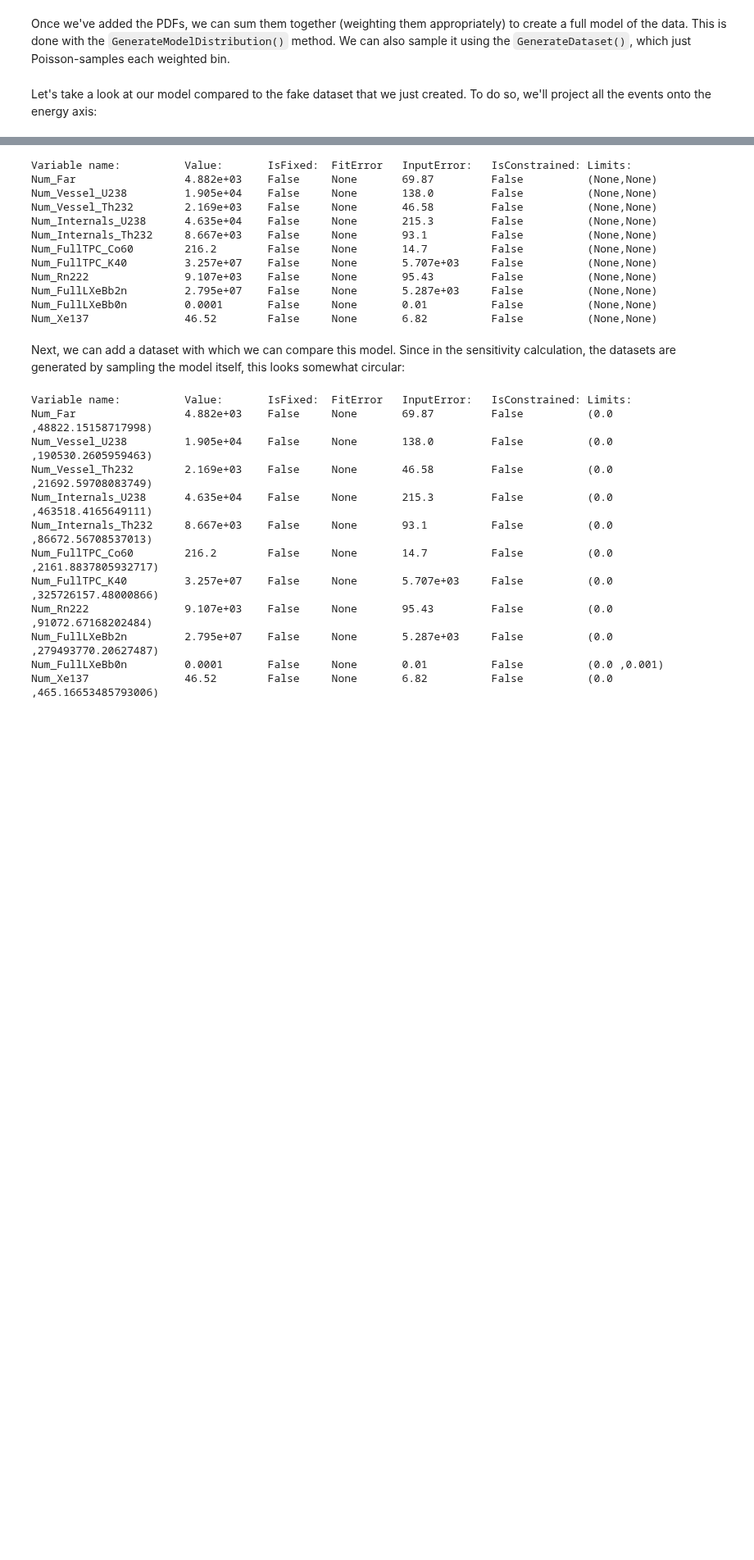
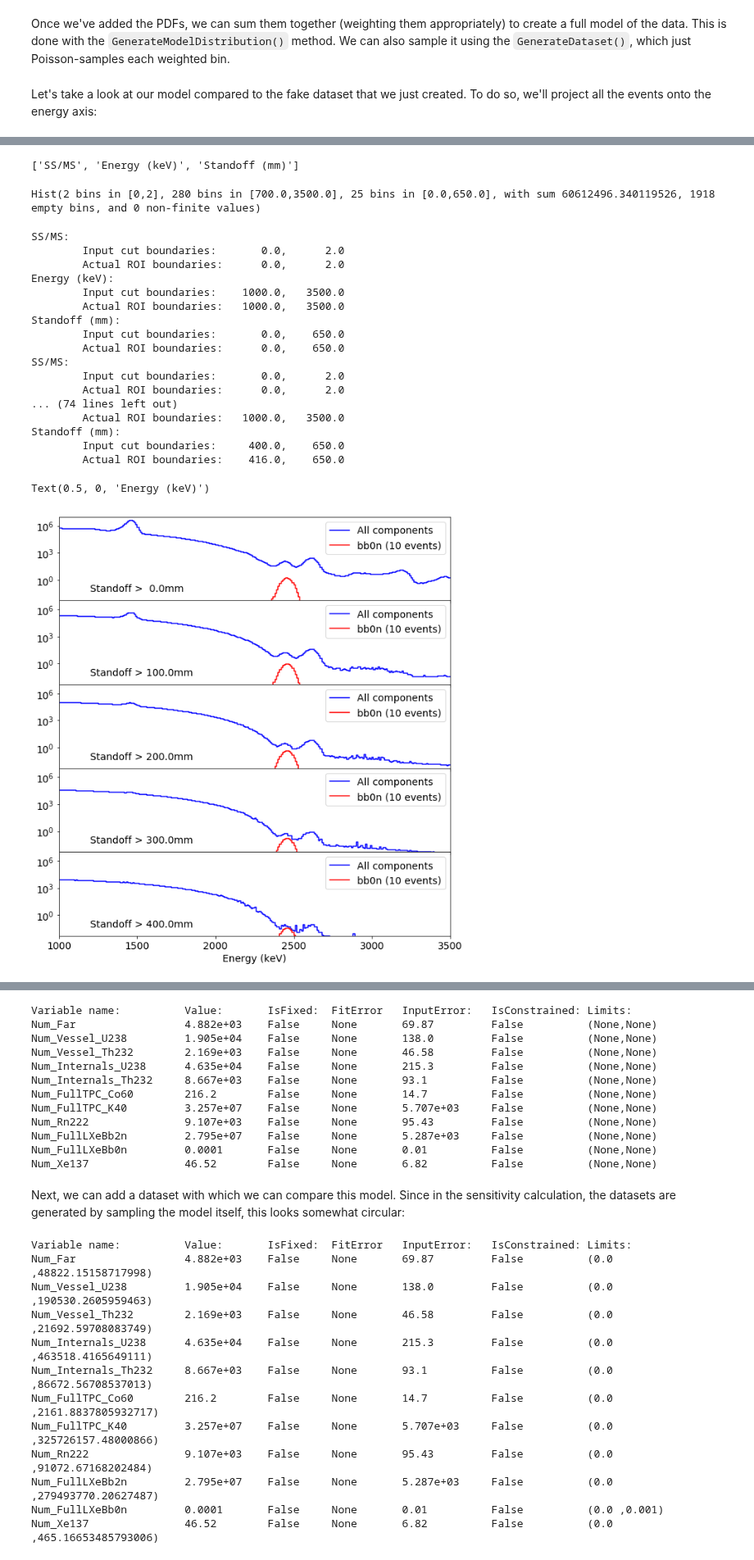
Before and after one commit to YMTheory/sensitivity, a Jupyter notebook: work/Sensitivity Code Tutorial.ipynb, the cells around one changed output, grey strips where cells are left out. Shown at 82% size. Cells and saved outputs as stored; diff of their text form; code cells hidden in the pictures; blank space fills up the shorter version.

```diff
--- a/work/Sensitivity Code Tutorial.ipynb
+++ b/work/Sensitivity Code Tutorial.ipynb
@@ -330 +373,66 @@ plt.legend()
+# %%
+# First, let's make sure we know what the axes are called
+print(model.axis_names)
+sig_idx = model.GetVariableIndexByName('Bb0n')
+model.variable_list[sig_idx]['Value'] = 10. # counts
+
+model.GenerateModelDistribution()
+# %% [output]
+['SS/MS', 'Energy (keV)', 'Standoff (mm)']
+Hist(2 bins in [0,2], 280 bins in [700.0,3500.0], 25 bins in [0.0,650.0], with sum 60612496.340119526, 1918 empty bins, and 0 non-finite values)
+# %%
+plt.rcParams.update({'font.size': 14})
+fig,ax = plt.subplots( ncols=1, nrows=5, sharex=True, \
+                      gridspec_kw = {'hspace':0.}, figsize=(10,11))
+
+
+
+for i in range(5):
+
+    # Define a cut dict:
+    cut_dict = {
+        'SS/MS': (0.,2.),
+        'Energy (keV)': (1000.,3500.),
+        'Standoff (mm)': (100.*i,650.)
+    }
+
+    # The summed hist is already weighted
+    sum_hist = model.GetSlicedDistribution( cut_dict, renormalize=False, var_name=None )
+
+    # The individual component histograms are normalized, so we multiply this by a number
+    # of counts. We set it to 10 above, so we'll use 10 here, too:
+    signal_hist = 10.*model.GetSlicedDistribution( cut_dict, renormalize=False, var_name='Bb0n')
+
+
+    hl.plot1d( ax[i], sum_hist.project([1]), color='b', label='All components'.format(75.*i) )
+    hl.plot1d( ax[i], signal_hist.project([1]), color='r', label='bb0n (10 events)'.format(75.*i) )
+
+    ax[i].text(1200.,0.05,'Standoff > {:4.4}mm'.format(100.*i))
+
+    ax[i].set_yscale('log')
+    ax[i].set_ylim(0.005,1.e7)
+    ax[i].set_xlim(1000.,3500.)
+    ax[i].legend(fontsize=14)
+
+ax[4].set_xlabel('Energy (keV)')
+# %% [output]
+SS/MS:
+        Input cut boundaries:       0.0,      2.0
+        Actual ROI boundaries:      0.0,      2.0
+Energy (keV):
+        Input cut boundaries:    1000.0,   3500.0
+        Actual ROI boundaries:   1000.0,   3500.0
+Standoff (mm):
+        Input cut boundaries:       0.0,    650.0
+        Actual ROI boundaries:      0.0,    650.0
+SS/MS:
+        Input cut boundaries:       0.0,      2.0
+        Actual ROI boundaries:      0.0,      2.0
+... (74 lines left out)
+        Actual ROI boundaries:   1000.0,   3500.0
+Standoff (mm):
+        Input cut boundaries:     400.0,    650.0
+        Actual ROI boundaries:    416.0,    650.0
+Text(0.5, 0, 'Energy (keV)')
+[figure, added]
 # %% [markdown]
```
Also changed, not shown: parts of 33 cells of this notebook, 2 other files.
